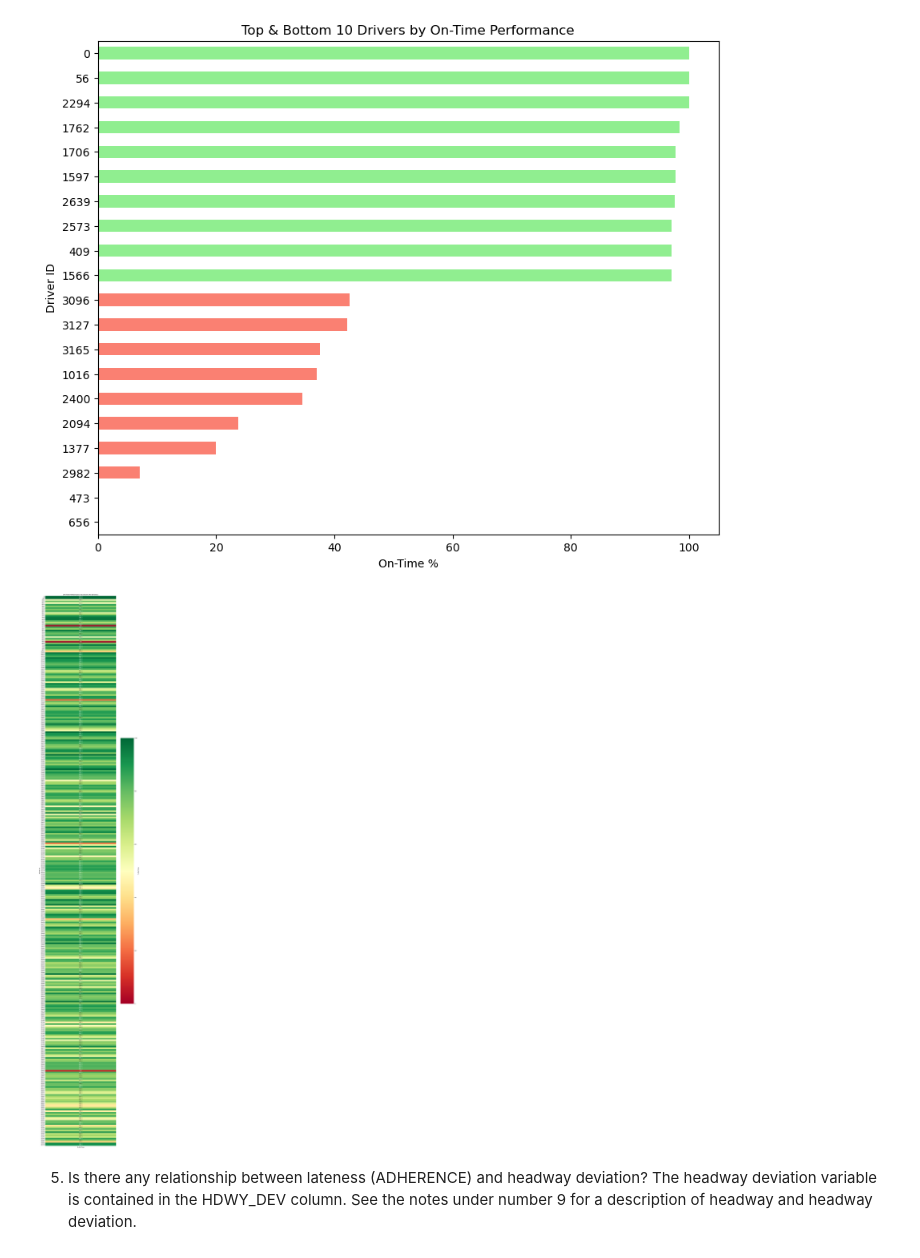
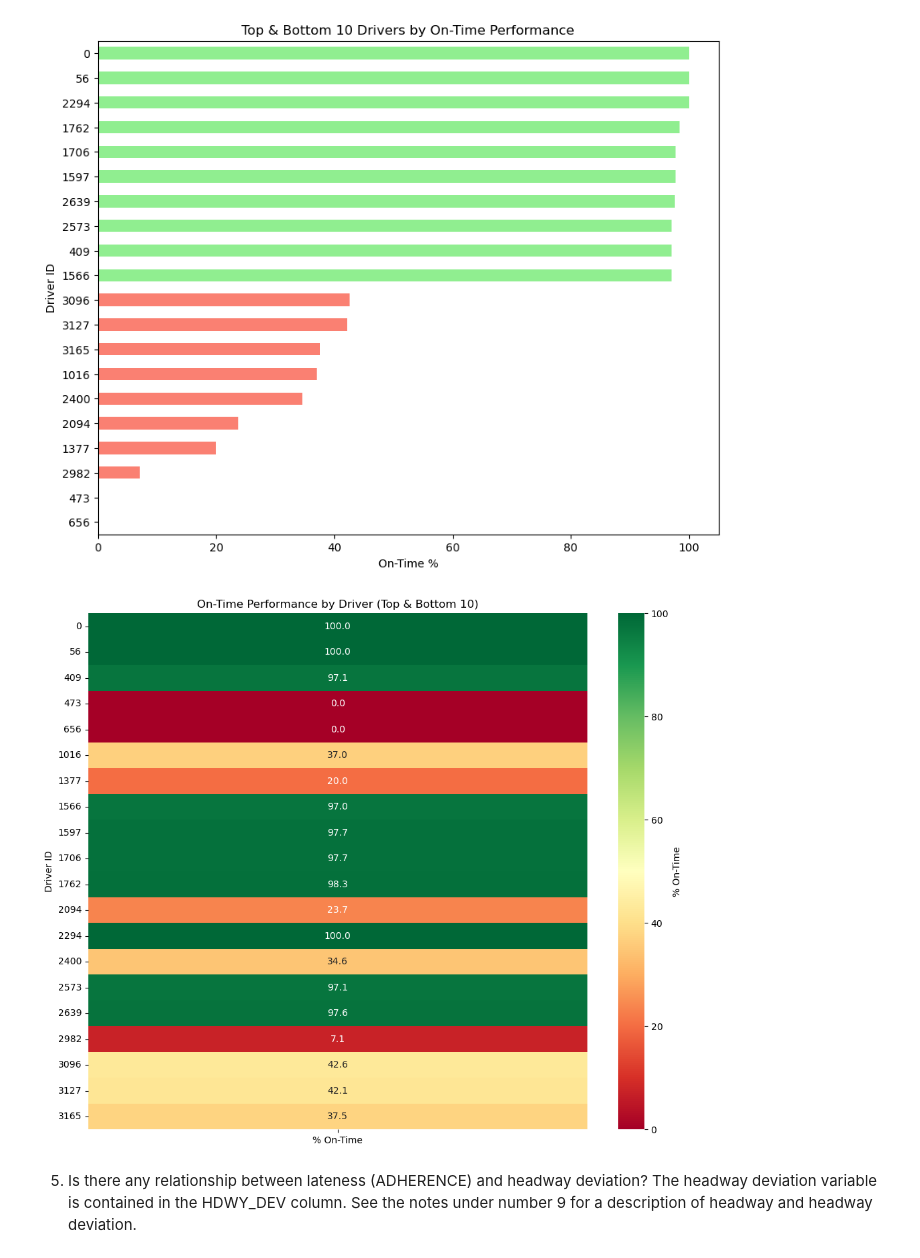
Before and after one commit to NewForce-Cohort-11-Data/wego-brake-it-easy, a Jupyter notebook: wego_grp_proj_bg.ipynb, the cells around one changed output. Cells and saved outputs as stored; diff of their text form; code cells hidden in the pictures.

```diff
--- a/wego_grp_proj_bg.ipynb
+++ b/wego_grp_proj_bg.ipynb
@@ -392,19 +393,20 @@ plt.show()
 # %% [output]
 [figure]
 # %%
-# Sort drivers by ID (optional)
-driver_perf_sorted_heatmap = driver_perf.sort_index()
+# Sort drivers by % On-Time
+#driver_perf_sorted_heatmap = driver_perf.sort_values()
 
-plt.figure(figsize=(12,75))  # bigger figure since many drivers
-sns.heatmap(driver_perf_sorted_heatmap[['% On-Time']],
+plt.figure(figsize=(12,10))  # smaller figure since only 20 drivers
+sns.heatmap(top_bottom_drivers.sort_index()[['% On-Time']],
             cmap='RdYlGn',     # red=low, green=high
             annot=True,        # show numbers
             fmt=".1f",         # one decimal place
-            cbar_kws={'label': '% On-Time'})  # color bar label
-plt.title('On-Time Performance by Driver (All Drivers)')
+            cbar_kws={'label': '% On-Time'})
+plt.title('On-Time Performance by Driver (Top & Bottom 10)')
 plt.ylabel('Driver ID')
+plt.yticks(rotation=0)
 plt.show()
 # %% [output]
-[figure, old version]
+[figure, new version]
 # %% [markdown]
 5. Is there any relationship between lateness (ADHERENCE) and headway deviation? The headway deviation variable is contained in the HDWY_DEV column. See the notes under number 9 for a description of headway and headway deviation.
```
Also changed, not shown: parts of 15 cells of this notebook.
